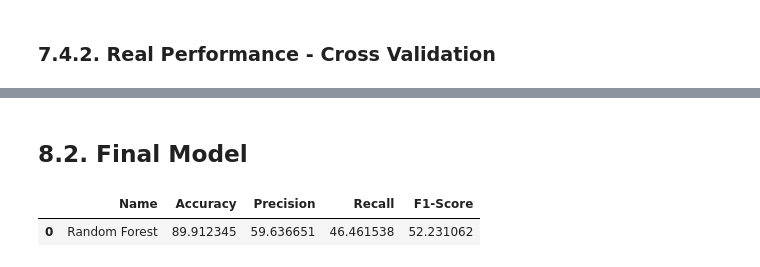
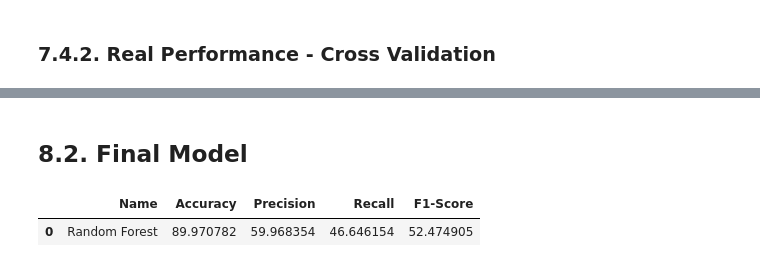
Before and after one commit to bernardoavsouza/bank-marketing, a Jupyter notebook: code.ipynb, the cells around one changed output, grey strips where cells are left out. Drawn from its saved outputs; the diff is of its cells as text; code cells hidden in the pictures.

```diff
--- a/code.ipynb
+++ b/code.ipynb
@@ -781,18 +778,18 @@ result_pd
-# %% [markdown]
-## 8.2. Final Model
+# %% [markdown]
+## 8.2. Final Model
 # %%
 model_final = RF(n_estimators      = 2500,
                  max_depth         = None,
-                 min_samples_split = 3   ,
+                 min_samples_split = 4   ,
                  random_state      = seed,
                  n_jobs            = -1   )
 
 model_final.fit(x_train, y_train)
 y_hat_final = model_final.predict(x_test)
 
 result_final = ml_result(y_test, y_hat_final, "Random Forest")
 
 result_final
 # %% [output]
 |  | Name | Accuracy | Precision | Recall | F1-Score |
-| 0 | Random Forest | 89.912345 | 59.636651 | 46.461538 | 52.231062 |
+| 0 | Random Forest | 89.970782 | 59.968354 | 46.646154 | 52.474905 |
```
Also changed, not shown: parts of 26 cells of this notebook.
